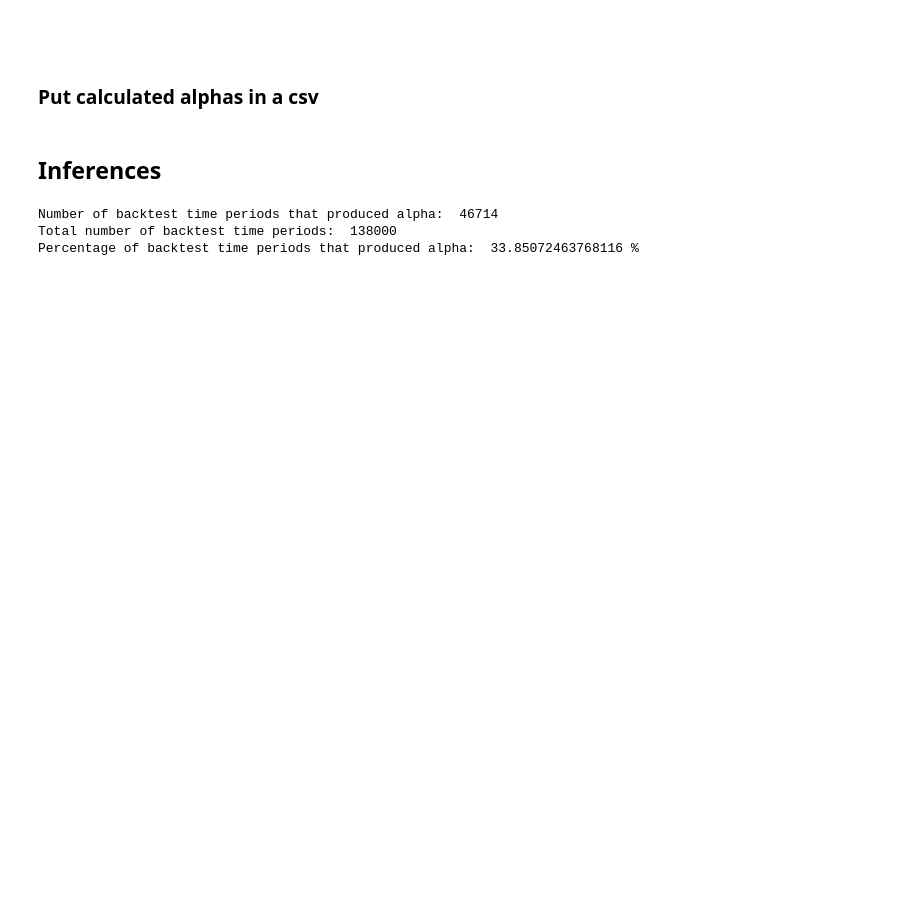
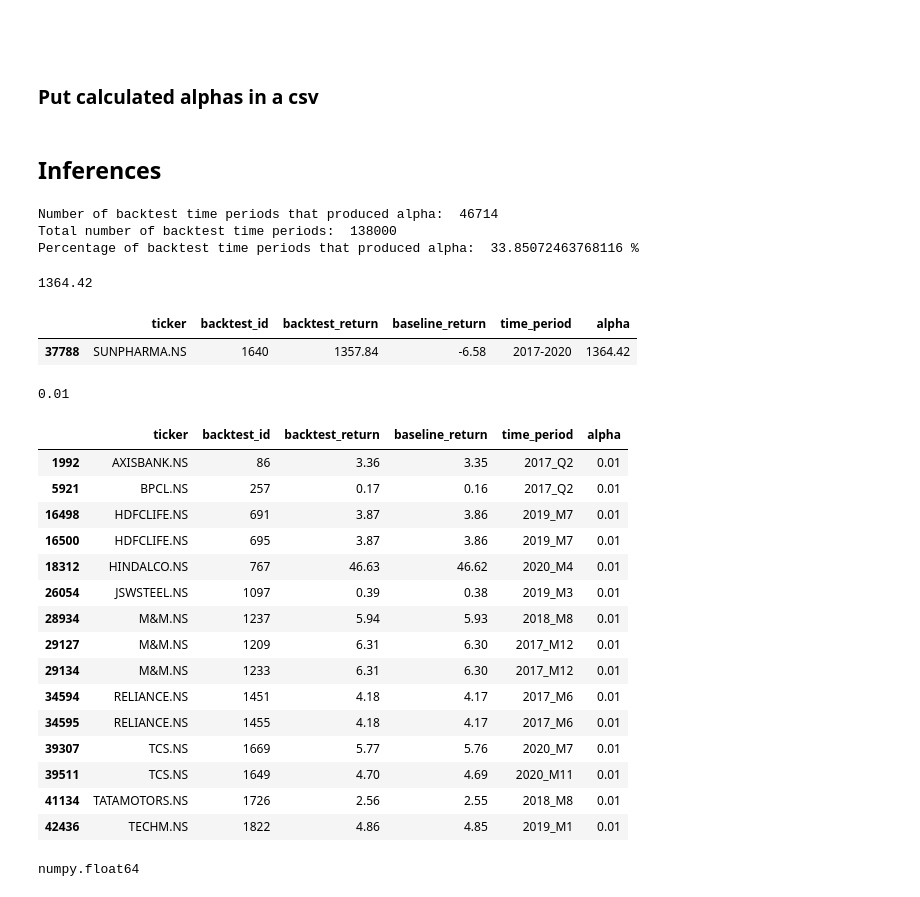
Before and after one commit to Varun487/AIAlgoTrading, a Jupyter notebook: research/baselines/Inferences.ipynb, the cells around one changed output. Cells and saved outputs as stored; diff of their text form; code cells hidden in the pictures; blank space fills up the shorter version.

```diff
--- a/research/baselines/Inferences.ipynb
+++ b/research/baselines/Inferences.ipynb
@@ -146,3 +151,40 @@ print("Percentage of backtest time periods that produced alpha: ", (len(alpha_df
 Number of backtest time periods that produced alpha:  46714
 Total number of backtest time periods:  138000
 Percentage of backtest time periods that produced alpha:  33.85072463768116 %
+# %%
+max(alpha_df['alpha'])
+# %% [output]
+1364.42
+# %%
+alpha_df[alpha_df['alpha']==alpha_df['alpha'].max()]
+# %% [output]
+|  | ticker | backtest_id | backtest_return | baseline_return | time_period | alpha |
+| 37788 | SUNPHARMA.NS | 1640 | 1357.84 | -6.58 | 2017-2020 | 1364.42 |
+# %%
+min(alpha_df['alpha'])
+# %% [output]
+0.01
+# %%
+alpha_df[alpha_df['alpha']==alpha_df['alpha'].min()]
+# %% [output]
+|  | ticker | backtest_id | backtest_return | baseline_return | time_period | alpha |
+| 1992 | AXISBANK.NS | 86 | 3.36 | 3.35 | 2017_Q2 | 0.01 |
+| 5921 | BPCL.NS | 257 | 0.17 | 0.16 | 2017_Q2 | 0.01 |
+| 16498 | HDFCLIFE.NS | 691 | 3.87 | 3.86 | 2019_M7 | 0.01 |
+| 16500 | HDFCLIFE.NS | 695 | 3.87 | 3.86 | 2019_M7 | 0.01 |
+| 18312 | HINDALCO.NS | 767 | 46.63 | 46.62 | 2020_M4 | 0.01 |
+| 26054 | JSWSTEEL.NS | 1097 | 0.39 | 0.38 | 2019_M3 | 0.01 |
+| 28934 | M&M.NS | 1237 | 5.94 | 5.93 | 2018_M8 | 0.01 |
+| 29127 | M&M.NS | 1209 | 6.31 | 6.30 | 2017_M12 | 0.01 |
+| 29134 | M&M.NS | 1233 | 6.31 | 6.30 | 2017_M12 | 0.01 |
+| 34594 | RELIANCE.NS | 1451 | 4.18 | 4.17 | 2017_M6 | 0.01 |
+| 34595 | RELIANCE.NS | 1455 | 4.18 | 4.17 | 2017_M6 | 0.01 |
+| 39307 | TCS.NS | 1669 | 5.77 | 5.76 | 2020_M7 | 0.01 |
+| 39511 | TCS.NS | 1649 | 4.70 | 4.69 | 2020_M11 | 0.01 |
+| 41134 | TATAMOTORS.NS | 1726 | 2.56 | 2.55 | 2018_M8 | 0.01 |
+| 42436 | TECHM.NS | 1822 | 4.86 | 4.85 | 2019_M1 | 0.01 |
+# %%
+type(alpha_df['time_period'][0])
+type(alpha_df['alpha'][0])
+# %% [output]
+numpy.float64
```
Also changed, not shown: parts of 14 cells of this notebook.
